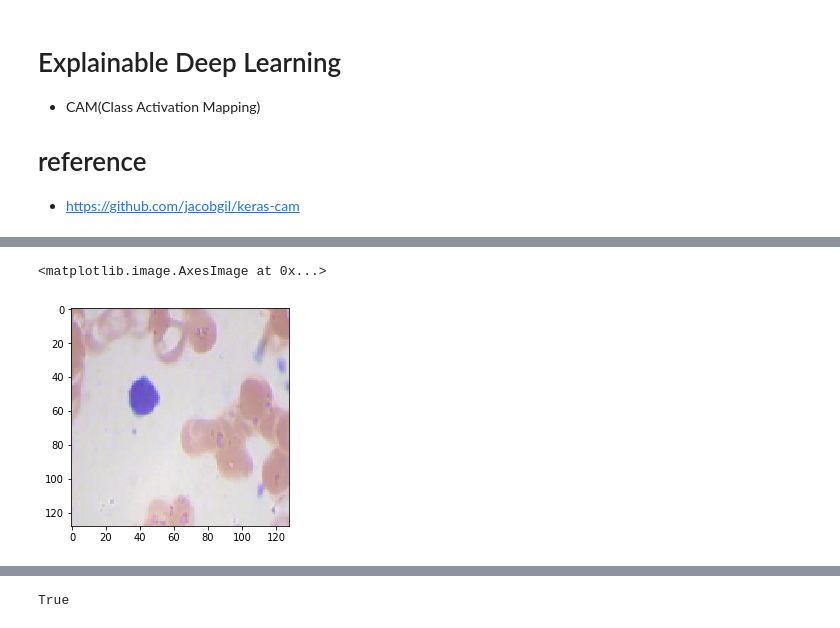
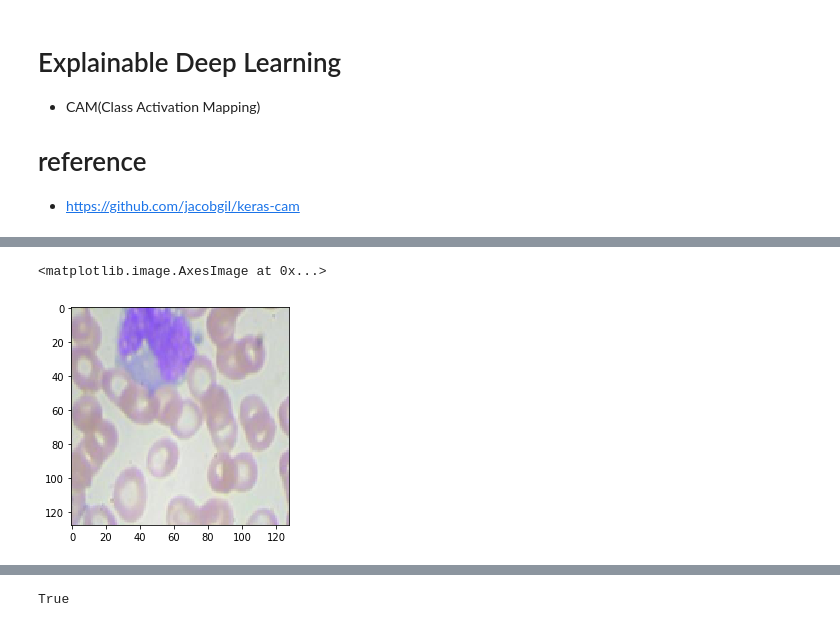
Before and after one commit to jjeamin/kaggle, a Jupyter notebook: BloodCells/Blood_Cell.ipynb, the cells around one changed output, grey strips where cells are left out. Drawn from its saved outputs; the diff is of its cells as text; code cells hidden in the pictures.

```diff
--- a/BloodCells/Blood_Cell.ipynb
+++ b/BloodCells/Blood_Cell.ipynb
@@ -326,14 +359,14 @@ import keras.backend as K
 
 get_output = K.function([model.layers[0].input], [final_conv.output, model.layers[-1].output])
 # %%
-img_path = os.path.join(test_simple_img_path ,'LYMPHOCYTE//_5_1558.jpeg')
+img_path = os.path.join(test_simple_img_path ,'MONOCYTE//_1_4511.jpeg')
 # %%
-img = cv2.imread(img_path, 1)
+img = cv2.imread(img_path)
+img = cv2.cvtColor(img, cv2.COLOR_BGR2RGB)
 img = cv2.resize(img, (128, 128))
-img = cv2.cvtColor(img, cv2.COLOR_BGR2RGB)
+
+plt.imshow(img)
+# %% [output]
+<matplotlib.image.AxesImage at 0x...>
+[figure, added]
-# %%
-plt.imshow(img)
-# %% [output]
-<matplotlib.image.AxesImage at 0x...>
-[figure, removed]
 # %%
```
Also changed, not shown: parts of 30 cells of this notebook, 1 other file.
